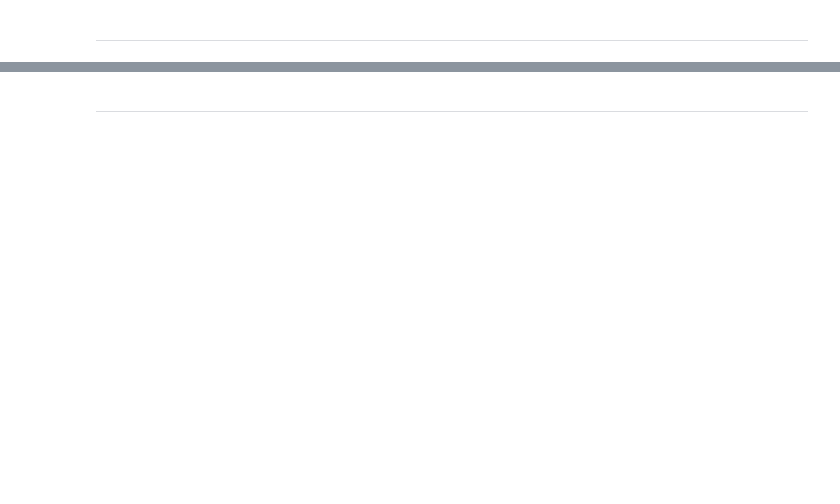
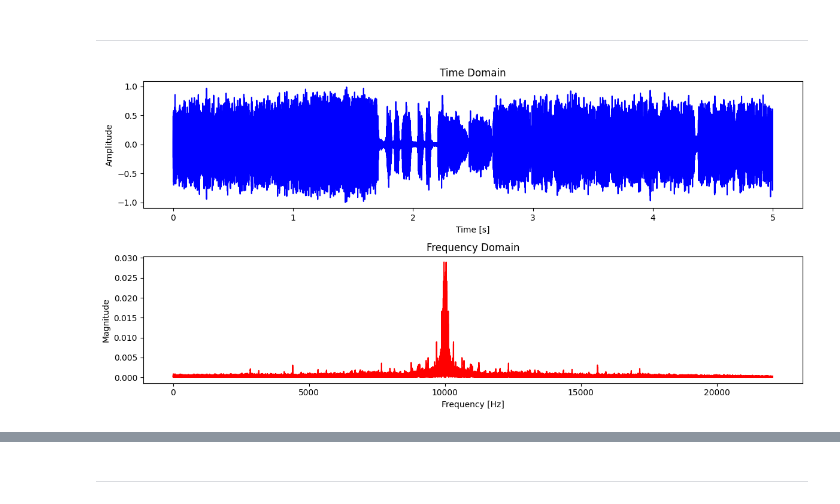
Before and after one commit to AlmondSund/SyS_2025_2, a Jupyter notebook: Analysis/Exam/Exam2.ipynb, the cells around one changed output, grey strips where cells are left out. Drawn from its saved outputs; the diff is of its cells as text; code cells hidden in the pictures; blank space fills up the shorter version.

```diff
--- a/Analysis/Exam/Exam2.ipynb
+++ b/Analysis/Exam/Exam2.ipynb
@@ -120,3 +120,28 @@ plot_domains(msg_t, f_s)
 [interactive output not drawn]
 # %% [markdown]
 ---
+# %%
+def am_modulate(
+        msg_t: np.ndarray,
+        f_s: int,
+        carrier_hz: float = 10000.0,
+        modulation_index: float = 1.0
+) -> np.ndarray:
+    """Perform DSB-SC (carrier-suppressed) modulation on the message signal."""
+    if modulation_index < 0:
+        raise ValueError("modulation_index must be non-negative")
+
+    message = np.asarray(msg_t, dtype=float)
+    peak = np.max(np.abs(message))
+    if peak == 0:
+        return np.zeros_like(message)
+
+    normalized_msg = message / peak
+    t = np.arange(len(message)) / f_s
+    carrier = np.cos(2 * np.pi * carrier_hz * t)
+    return modulation_index * normalized_msg * carrier
+# %%
+am_t = am_modulate(msg_t, f_s)
+plot_domains(am_t, f_s)
+# %% [output]
+[figure, added]
```
Also changed, not shown: parts of 1 cell of this notebook.
